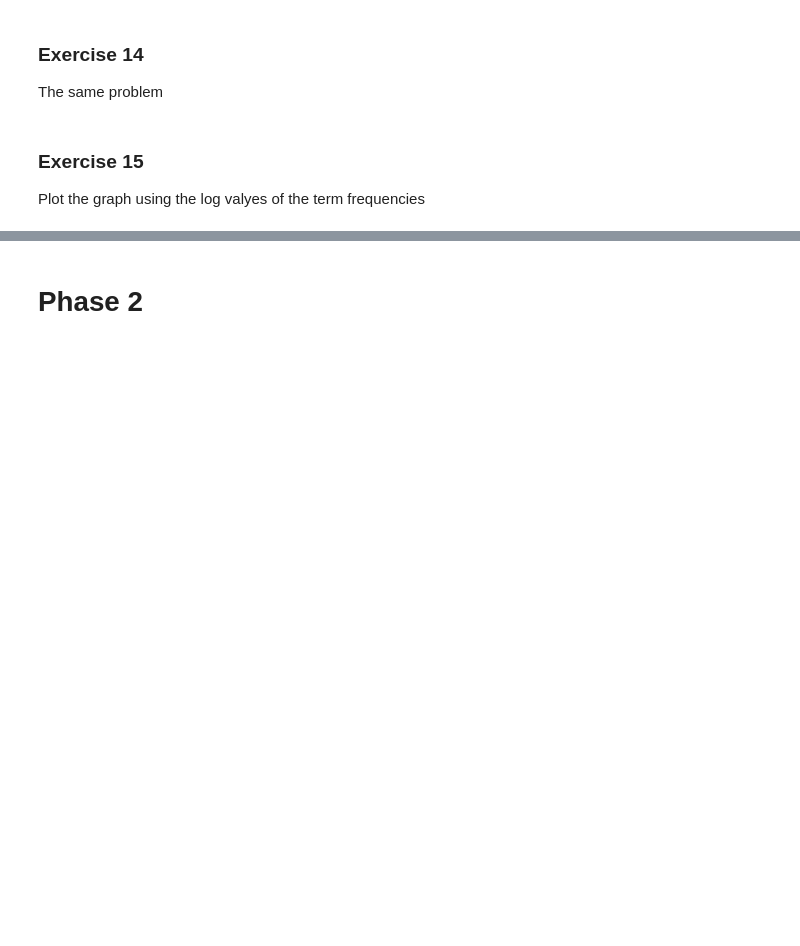
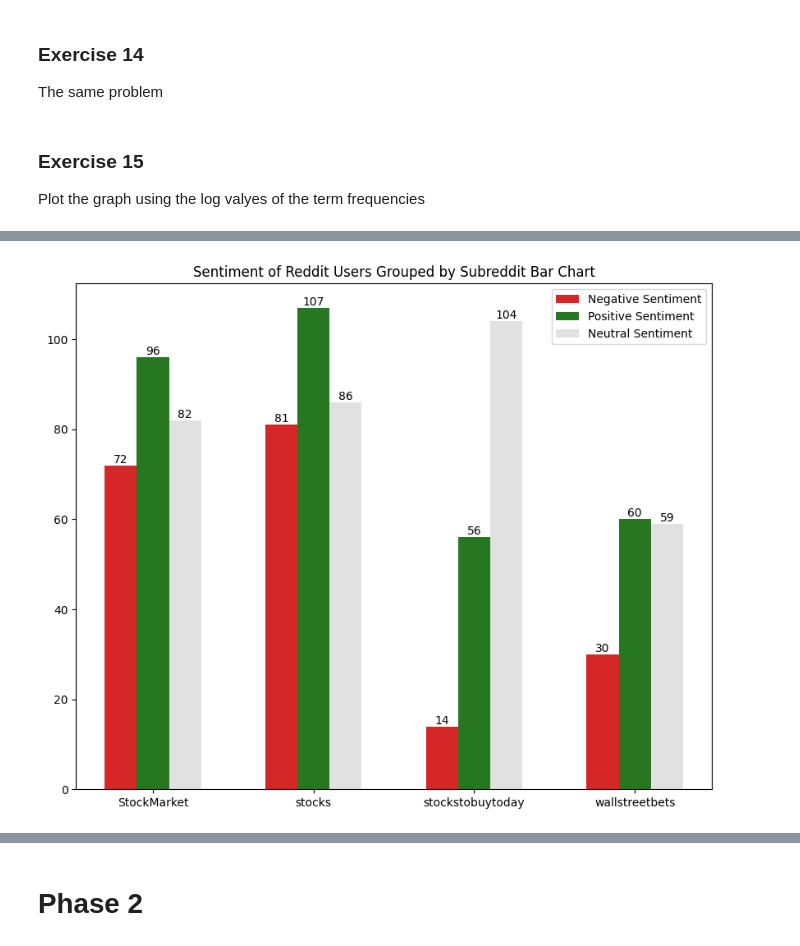
Before and after one commit to Osiris181/DM2025-Lab1-Exercise, a Jupyter notebook: DM2025-Lab1-Homework.ipynb, the cells around one changed output, grey strips where cells are left out. Drawn from its saved outputs; the diff is of its cells as text; code cells hidden in the pictures; blank space fills up the shorter version.

Commit message:
Sentiment of Reddit Users Grouped by Subreddit Bar Chart Analysis

```diff
--- a/DM2025-Lab1-Homework.ipynb
+++ b/DM2025-Lab1-Homework.ipynb
@@ -671,0 +678,15 @@ fig.show()
+# %%
+#query and print the data
+query = "SELECT subreddit, COUNT(sentiment) as 'negativeSentiment' FROM data WHERE sentiment == -1 GROUP BY subreddit"
+sentiment_negative = sqldf(query)
+query = "SELECT subreddit, COUNT(sentiment) as 'positiveSentiment' FROM data WHERE sentiment == 1 GROUP BY subreddit"
+sentiment_positive = sqldf(query)
+query = "SELECT subreddit, COUNT(sentiment) as 'neutralSentiment' FROM data WHERE sentiment == 0 GROUP BY subreddit"
+sentiment_neutral = sqldf(query)
+query = "SELECT subreddit, COUNT(sentiment) as 'neutralSentiment' FROM data GROUP BY subreddit"
+all_sentiment = sqldf(query)
+
+print(sentiment_negative, "\n")
+print(sentiment_positive, "\n")
+print(sentiment_neutral, "\n")
+print(all_sentiment, "\n")
@@ -671,0 +711,45 @@ fig.show()
+# %%
+#plotting the graph
+x_pos = np.arange(len(sentiment_negative.subreddit))
+width = 0.2
+bar2_width = [width + x for x in x_pos]
+bar3_width = [width + x for x in bar2_width]
+# print(x_pos)
+
+#Graph for negative sentiments
+fig, ax = plt.subplots(figsize=(10, 8))
+bar_negative = ax.bar(x_pos, sentiment_negative.negativeSentiment, color='#D62728', label="Negative Sentiment", width=width)
+bar_positive = ax.bar(bar2_width, sentiment_positive.positiveSentiment, color='#26771F', label="Positive Sentiment", width=width)
+bar_neutral = ax.bar(bar3_width, sentiment_neutral.neutralSentiment, color="#e1e1e1", label="Neutral Sentiment", width=width)
+ax.set_title("Sentiment of Reddit Users Grouped by Subreddit Bar Chart")
+ax.set_xticks(bar2_width)
+ax.set_xticklabels(sentiment_negative.subreddit)
+ax.bar_label(bar_negative)
+ax.bar_label(bar_positive)
+ax.bar_label(bar_neutral)
+ax.legend()
+
+#Graph for negative sentiments
+# fig, ax = plt.subplots(figsize=(8, 8))
+# bar = ax.bar(sentiment_negative.subreddit, sentiment_negative.negativeSentiment, color=['#D62728', '#FF7F0E', '#1F77B4', '#7F7F7F'])
+# ax.bar_label(bar)
+# ax.set_title("Negative Sentiment of Reddit Users Grouped by Subreddit Bar Chart")
+
+#graph for positive sentiments
+# fig, ax = plt.subplots(figsize=(8, 6))
+# bar = ax.bar(sentiment_positive.subreddit, sentiment_positive.positiveSentiment, color=['#26771F', '#A1C9F4', '#FFD700', '#A9A9A9'], label="Positive Sentiment")
+# ax.set_title("Positive Sentiment of Reddit Users Grouped by Subreddit Bar Chart")
+# ax.bar_label(bar)
+
+#graph for neutral sentiments
+# fig, ax = plt.subplots(figsize=(8, 6))
+# bar = ax.bar(sentiment_neutral.subreddit, sentiment_neutral.neutralSentiment, label="Neutral Sentiment")
+# ax.set_title("Neutral Sentiment of Reddit Users Grouped by Subreddit Bar Chart")
+# ax.bar_label(bar)
+
+plt.show()
+
+# stock_market = data['subreddit'] == 'StockMarket'
+# len(data[stock_market])
+# %% [output]
+[figure, added]
```
Also changed, not shown: parts of 5 cells of this notebook.
